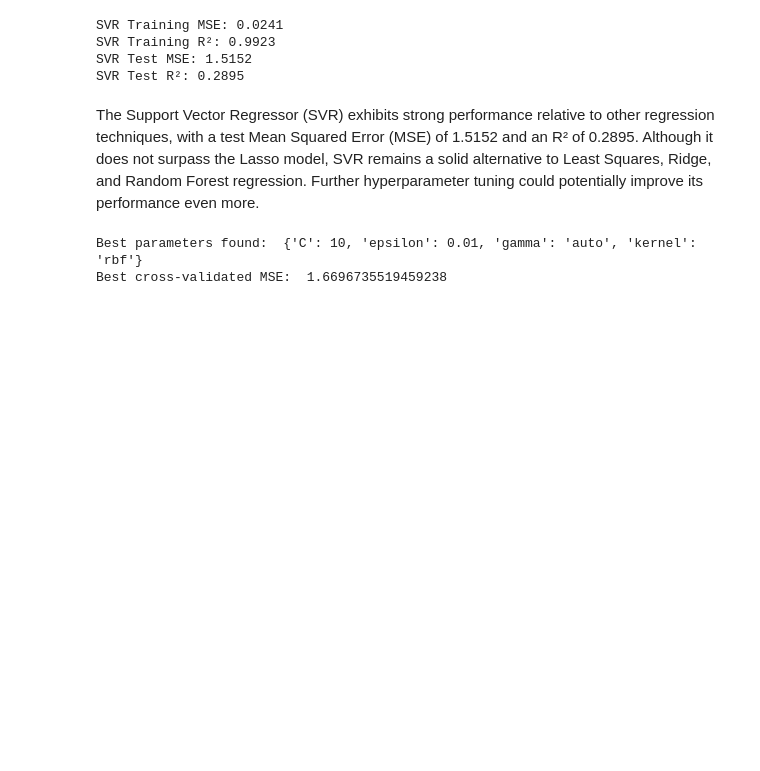
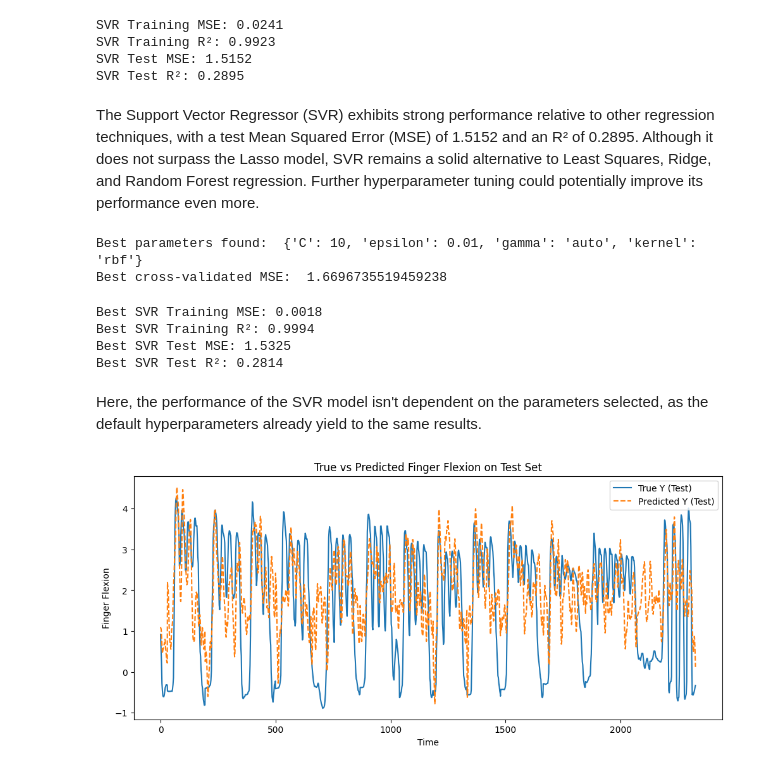
Before and after one commit to YessineMkaouar/Practical-Machine-Learning, a Jupyter notebook: Regression/Lab2.ipynb, the cells around one changed output. Saved outputs shown, nothing was run; the diff lists cells and outputs as text; code cells hidden in the pictures; blank space fills up the shorter version.

```diff
--- a/Regression/Lab2.ipynb
+++ b/Regression/Lab2.ipynb
@@ -834,3 +835,43 @@ print("Best cross-validated MSE: ", -grid_search.best_score_)
 # %% [output]
 Best parameters found:  {'C': 10, 'epsilon': 0.01, 'gamma': 'auto', 'kernel': 'rbf'}
 Best cross-validated MSE:  1.6696735519459238
+# %%
+# Get best parameters and estimator
+best_params = grid_search.best_params_
+best_svr_model = grid_search.best_estimator_
+
+# Make predictions with the best model
+Y_train_pred_best_svr = best_svr_model.predict(X_train)
+Y_test_pred_best_svr = best_svr_model.predict(X_test)
+
+# Compute MSE and R² for the best model
+mse_train_best_svr = mean_squared_error(Y_train, Y_train_pred_best_svr)
+r2_train_best_svr = r2_score(Y_train, Y_train_pred_best_svr)
+
+mse_test_best_svr = mean_squared_error(Y_test, Y_test_pred_best_svr)
+r2_test_best_svr = r2_score(Y_test, Y_test_pred_best_svr)
+
+# Print the results
+print(f"Best SVR Training MSE: {mse_train_best_svr:.4f}")
+print(f"Best SVR Training R²: {r2_train_best_svr:.4f}")
+print(f"Best SVR Test MSE: {mse_test_best_svr:.4f}")
+print(f"Best SVR Test R²: {r2_test_best_svr:.4f}")
+# %% [output]
+Best SVR Training MSE: 0.0018
+Best SVR Training R²: 0.9994
+Best SVR Test MSE: 1.5325
+Best SVR Test R²: 0.2814
+# %% [markdown]
+Here, the performance of the SVR model isn't dependent on the parameters selected, as the default hyperparameters already yield to the same results.
+# %%
+# Plot the true and predicted values for the test set
+plt.figure(figsize=(12, 5))
+plt.plot(Y_test, label='True Y (Test)')
+plt.plot(Y_test_pred_best_svr, label='Predicted Y (Test)', linestyle='--')
+plt.title('True vs Predicted Finger Flexion on Test Set')
+plt.xlabel('Time')
+plt.ylabel('Finger Flexion')
+plt.legend()
+plt.show()
+# %% [output]
+[figure, added]
```
Also changed, not shown: parts of 28 cells of this notebook.
